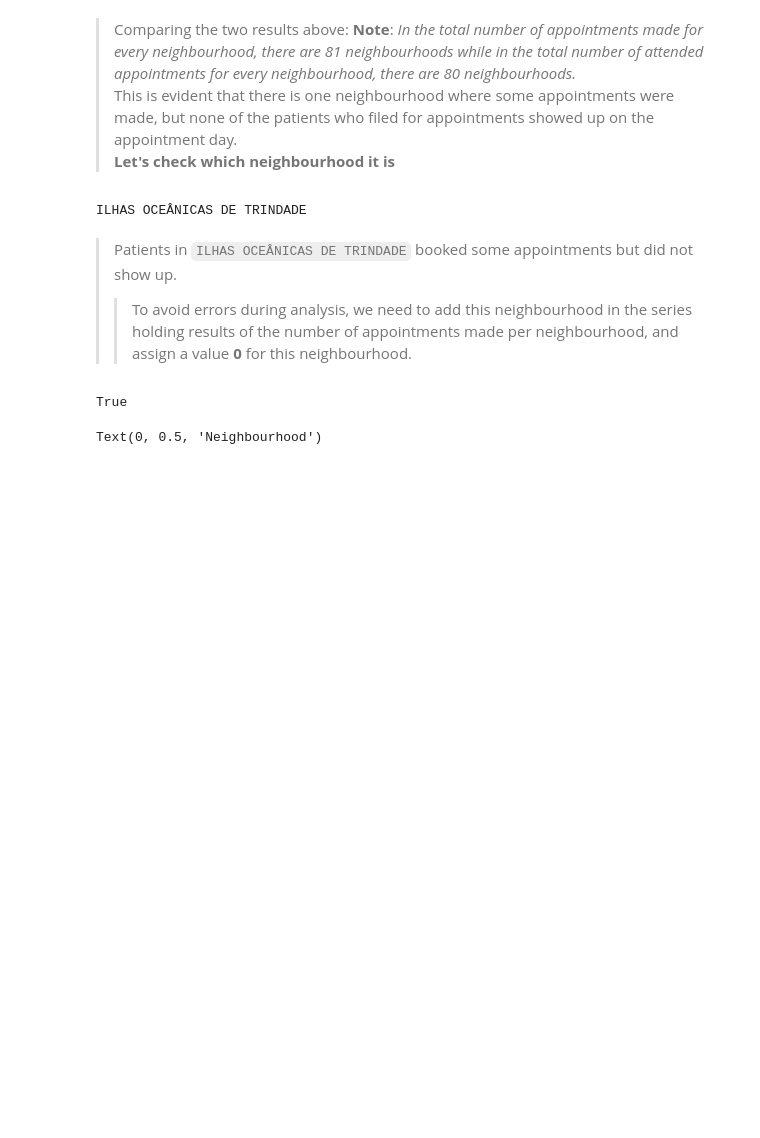
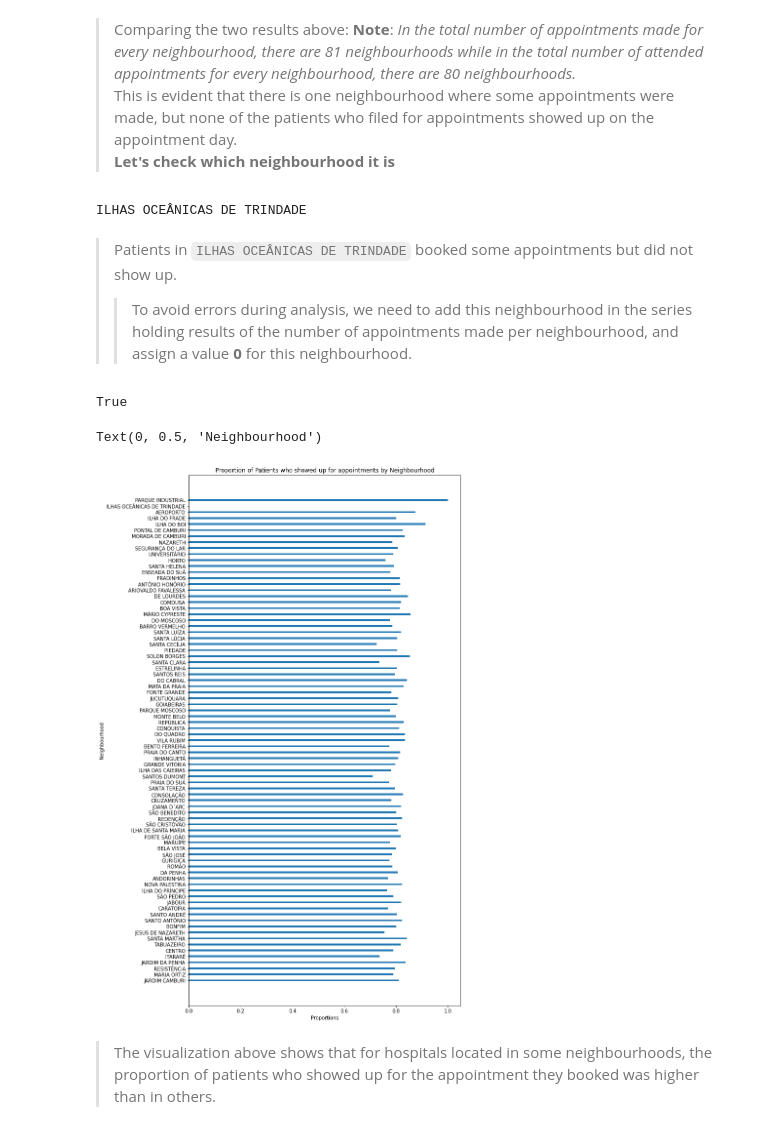
Before and after one commit to Kevson1/Doctor-s-Appointment-Case-Study, a Jupyter notebook: Appointments.ipynb, the cells around one changed output. Saved outputs shown, nothing was run; the diff lists cells and outputs as text; code cells hidden in the pictures; blank space fills up the shorter version.

```diff
--- a/Appointments.ipynb
+++ b/Appointments.ipynb
@@ -615,10 +615,15 @@ for i in total_appointments_by_nbd.index:
     neighbourhood.append(i)
     attendance_proportion.append(att_props)
 # %%
-figure(figsize=(50,50), dpi=800)
-plt.barh(neighbourhood, attendance_proportion)
+figure(figsize=(10,20))
+plt.barh(neighbourhood, attendance_proportion, height=0.3)
+plt.rcParams['font.size']='10'
 plt.title('Proportion of Patients who showed up for appointments by Neighbourhood')
 plt.xlabel('Proportions')
 plt.ylabel('Neighbourhood')
+#plt.yticks(fontsize=20)
 # %% [output]
 Text(0, 0.5, 'Neighbourhood')
+[figure, added]
+# %% [markdown]
+> The visualization above shows that for hospitals located in some neighbourhoods, the proportion of patients who showed up for the appointment they booked was higher than in others.
```
Also changed, not shown: parts of 2 cells of this notebook.
